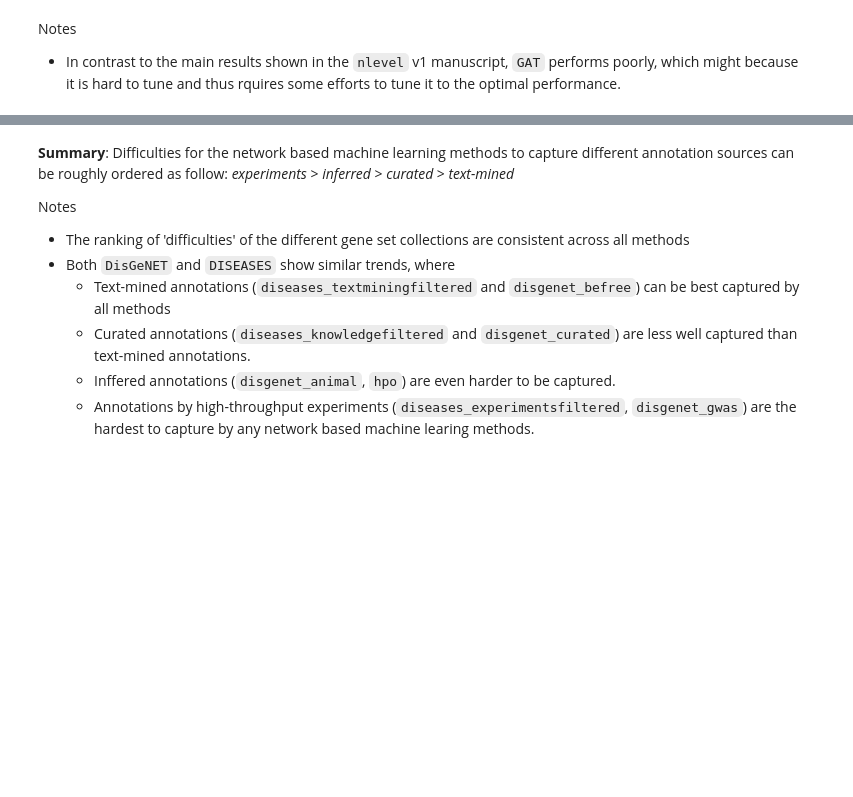
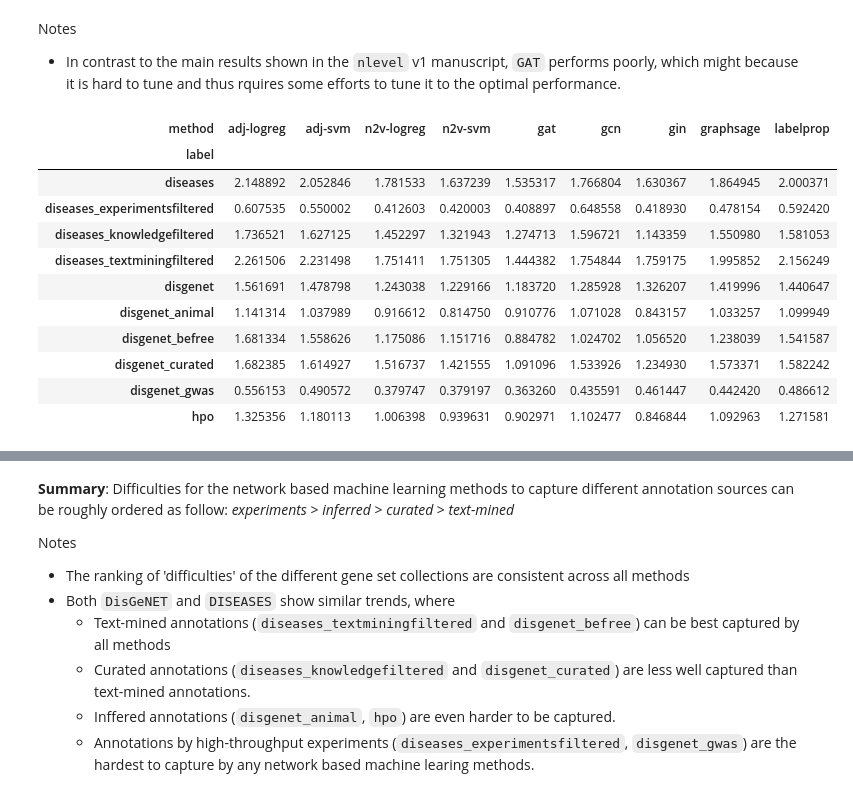
Before and after one commit to krishnanlab/obnbench, a Jupyter notebook: experiments/disease_gsc_channels/analysis.ipynb, the cells around one changed output, grey strips where cells are left out. Cells and saved outputs as stored; diff of their text form; code cells hidden in the pictures; blank space fills up the shorter version.

```diff
--- a/experiments/disease_gsc_channels/analysis.ipynb
+++ b/experiments/disease_gsc_channels/analysis.ipynb
@@ -189,6 +197,26 @@ selected_methods = ["adj-logreg", "adj-svm", "gat", "gcn", "gin", "graphsage", "
 # %% [markdown]
 Notes
 - In contrast to the main results shown in the ``nlevel`` v1 manuscript, ``GAT`` performs poorly, which might because it is hard to tune and thus rquires some efforts to tune it to the optimal performance.
+# %%
+(
+    summary_df
+    .pivot_table("test_log2pr", "label", "method", aggfunc="mean")[selected_methods]
+    .style
+    .background_gradient(cmap="viridis", axis=0)
+)
+# %% [output]
+| method | adj-logreg | adj-svm | n2v-logreg | n2v-svm | gat | gcn | gin | graphsage | labelprop |
+| label |  |  |  |  |  |  |  |  |  |
+| diseases | 2.148892 | 2.052846 | 1.781533 | 1.637239 | 1.535317 | 1.766804 | 1.630367 | 1.864945 | 2.000371 |
+| diseases_experimentsfiltered | 0.607535 | 0.550002 | 0.412603 | 0.420003 | 0.408897 | 0.648558 | 0.418930 | 0.478154 | 0.592420 |
+| diseases_knowledgefiltered | 1.736521 | 1.627125 | 1.452297 | 1.321943 | 1.274713 | 1.596721 | 1.143359 | 1.550980 | 1.581053 |
+| diseases_textminingfiltered | 2.261506 | 2.231498 | 1.751411 | 1.751305 | 1.444382 | 1.754844 | 1.759175 | 1.995852 | 2.156249 |
+| disgenet | 1.561691 | 1.478798 | 1.243038 | 1.229166 | 1.183720 | 1.285928 | 1.326207 | 1.419996 | 1.440647 |
+| disgenet_animal | 1.141314 | 1.037989 | 0.916612 | 0.814750 | 0.910776 | 1.071028 | 0.843157 | 1.033257 | 1.099949 |
+| disgenet_befree | 1.681334 | 1.558626 | 1.175086 | 1.151716 | 0.884782 | 1.024702 | 1.056520 | 1.238039 | 1.541587 |
+| disgenet_curated | 1.682385 | 1.614927 | 1.516737 | 1.421555 | 1.091096 | 1.533926 | 1.234930 | 1.573371 | 1.582242 |
+| disgenet_gwas | 0.556153 | 0.490572 | 0.379747 | 0.379197 | 0.363260 | 0.435591 | 0.461447 | 0.442420 | 0.486612 |
+| hpo | 1.325356 | 1.180113 | 1.006398 | 0.939631 | 0.902971 | 1.102477 | 0.846844 | 1.092963 | 1.271581 |
 # %%
 (
     summary_df
```
Also changed, not shown: parts of 11 cells of this notebook, 5 other files.
